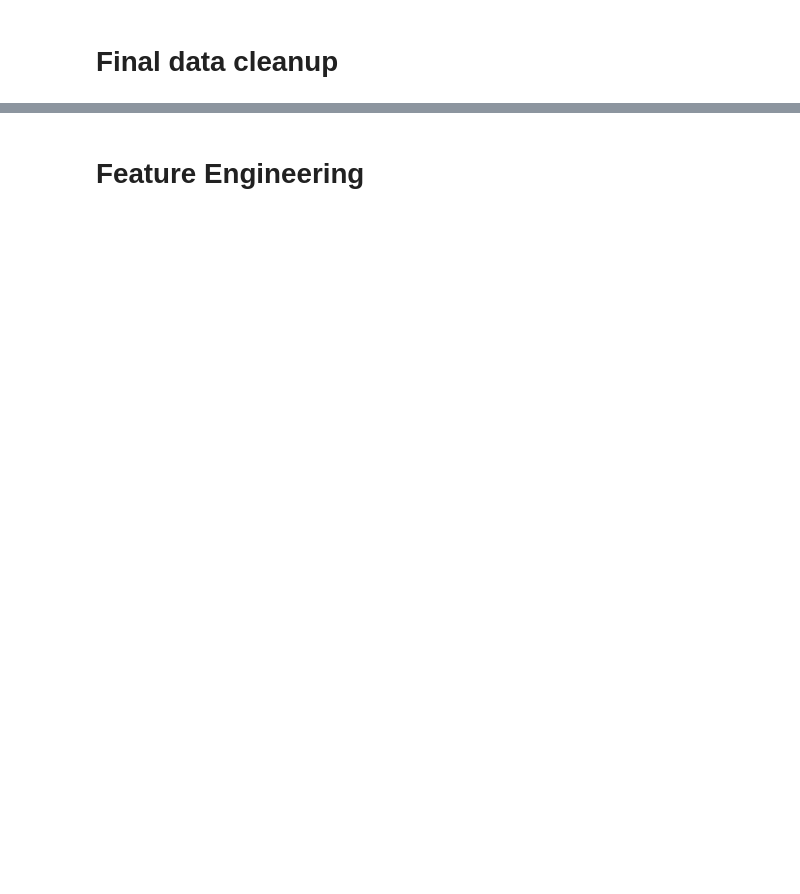
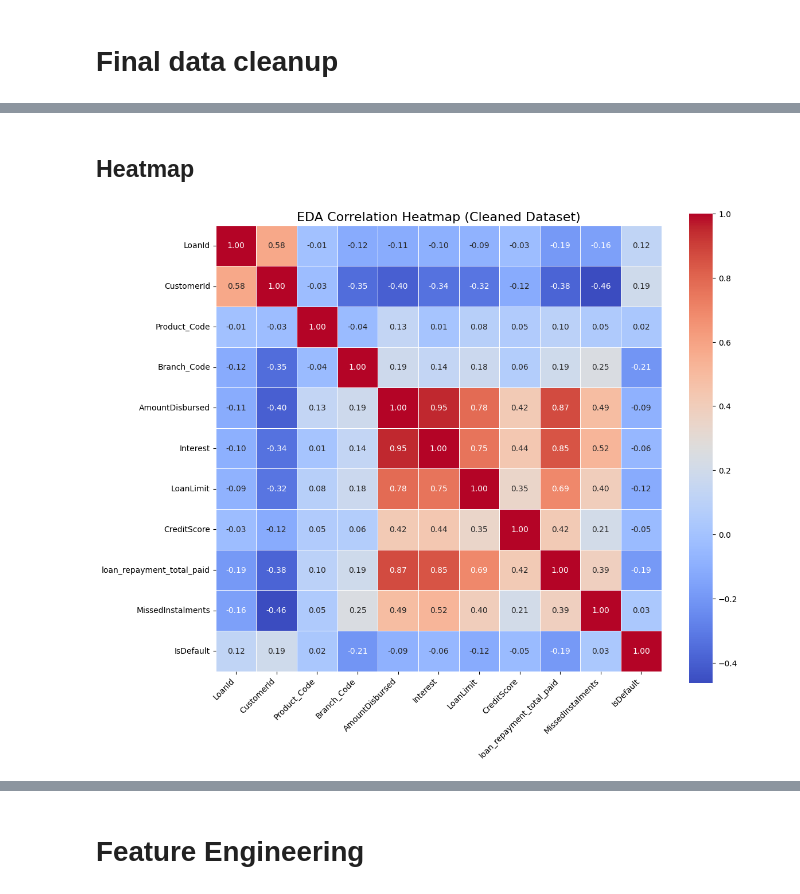
Before and after one commit to jmuhunyu/moniqo_project, a Jupyter notebook: moniqo_project.ipynb, the cells around one changed output, grey strips where cells are left out. Drawn from its saved outputs; the diff is of its cells as text; code cells hidden in the pictures; blank space fills up the shorter version.

```diff
--- a/moniqo_project.ipynb
+++ b/moniqo_project.ipynb
@@ -1821,0 +700,29 @@ See the caveats in the documentation: https://pandas.pydata.org/pandas-docs/stab
+# %% [markdown]
+## **Heatmap**
+# %%
+# Convert categorical columns to numerical codes
+df['Product_Code'] = df['Product'].astype('category').cat.codes
+df['Branch_Code'] = df['Branch'].astype('category').cat.codes
+
+# Columns to include in the heatmap
+target_cols = [
+    'LoanId', 'CustomerId', 'Product_Code', 'Branch_Code',
+    'AmountDisbursed', 'Interest', 'LoanLimit', 'CreditScore',
+    'loan_repayment_total_paid', 'MissedInstalments', 'IsDefault'
+]
+
+# Calculate the correlation matrix
+corr_matrix = df[target_cols].corr()
+
+# Heatmap visualization
+plt.figure(figsize=(12, 10))
+sns.heatmap(corr_matrix, annot=True, cmap='coolwarm', fmt=".2f", linewidths=0.5, square=True)
+
+plt.title('EDA Correlation Heatmap (Cleaned Dataset)', fontsize=16)
+plt.xticks(rotation=45, ha='right')
+plt.tight_layout()
+
+# Print and save the heatmap
+plt.show()
+# %% [output]
+[figure, added]
```
Also changed, not shown: parts of 88 cells of this notebook, 1 other file.
